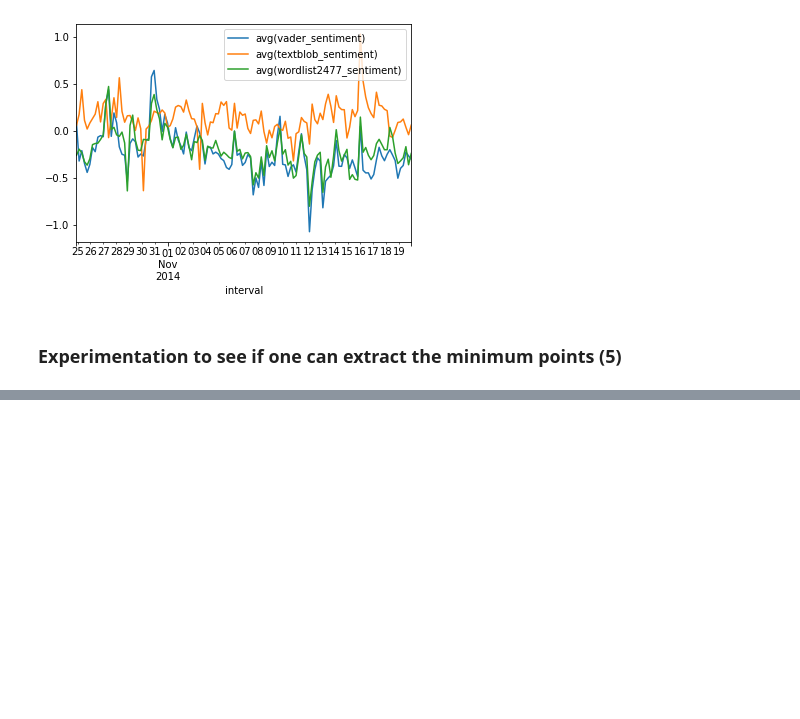
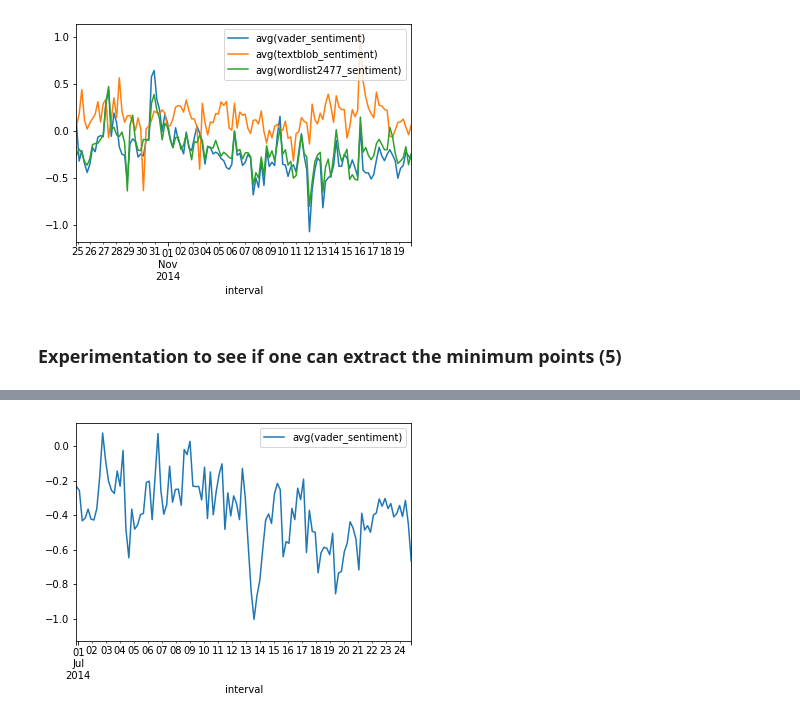
Before and after one commit to havardMoe/Twitter_Sentiment, a Jupyter notebook: code/visualizing/old/visualize_spark.ipynb, the cells around one changed output, grey strips where cells are left out. Cells and saved outputs as stored; diff of their text form; code cells hidden in the pictures; blank space fills up the shorter version.

```diff
--- a/code/visualizing/visualize_spark.ipynb
+++ b/code/visualizing/old/visualize_spark.ipynb
@@ -254,0 +273,39 @@ plt.show()
+# %%
+# Airlines shot down + fighting worsens
+start_date = "2014-07-01 00:00:00"
+end_date = "2014-07-25 00:00:00"
+
+query = """CAST(created_at AS INT)
+        BETWEEN unix_timestamp('{0}', 'yyyy-MM-dd HH:mm:ss')
+        AND unix_timestamp('{1}', 'yyyy-MM-dd HH:mm:ss')""".format(start_date,end_date)
+
+crimea_df = scaled_df.where(query)
+
+interval = '5 hour'
+sentiment_results_to_plot = ['vader_sentiment']
+
+cols = ['created_at'] + sentiment_results_to_plot
+results = crimea_df. \
+    select(cols). \
+    groupBy(F.window('created_at', interval)). \
+    mean()
+
+results. \
+    withColumn('window', F.col('window').start). \
+    sort('window', ascending=True). \
+    withColumnRenamed('window', 'interval'). \
+    toPandas(). \
+    set_index('interval'). \
+    plot()
+
+plt.scatter(vader_mins_created_at, vader_mins, c='red')
+for x,y in zip(vader_mins_created_at,vader_mins):
+    label = "{}".format(x)
+
+    plt.annotate(label,
+                 (x,y),
+                 xytext=(0,10),
+                 ha='right')
+plt.show()
+# %% [output]
+[figure, added]
```
Also changed, not shown: parts of 14 cells of this notebook, 11 other files.
